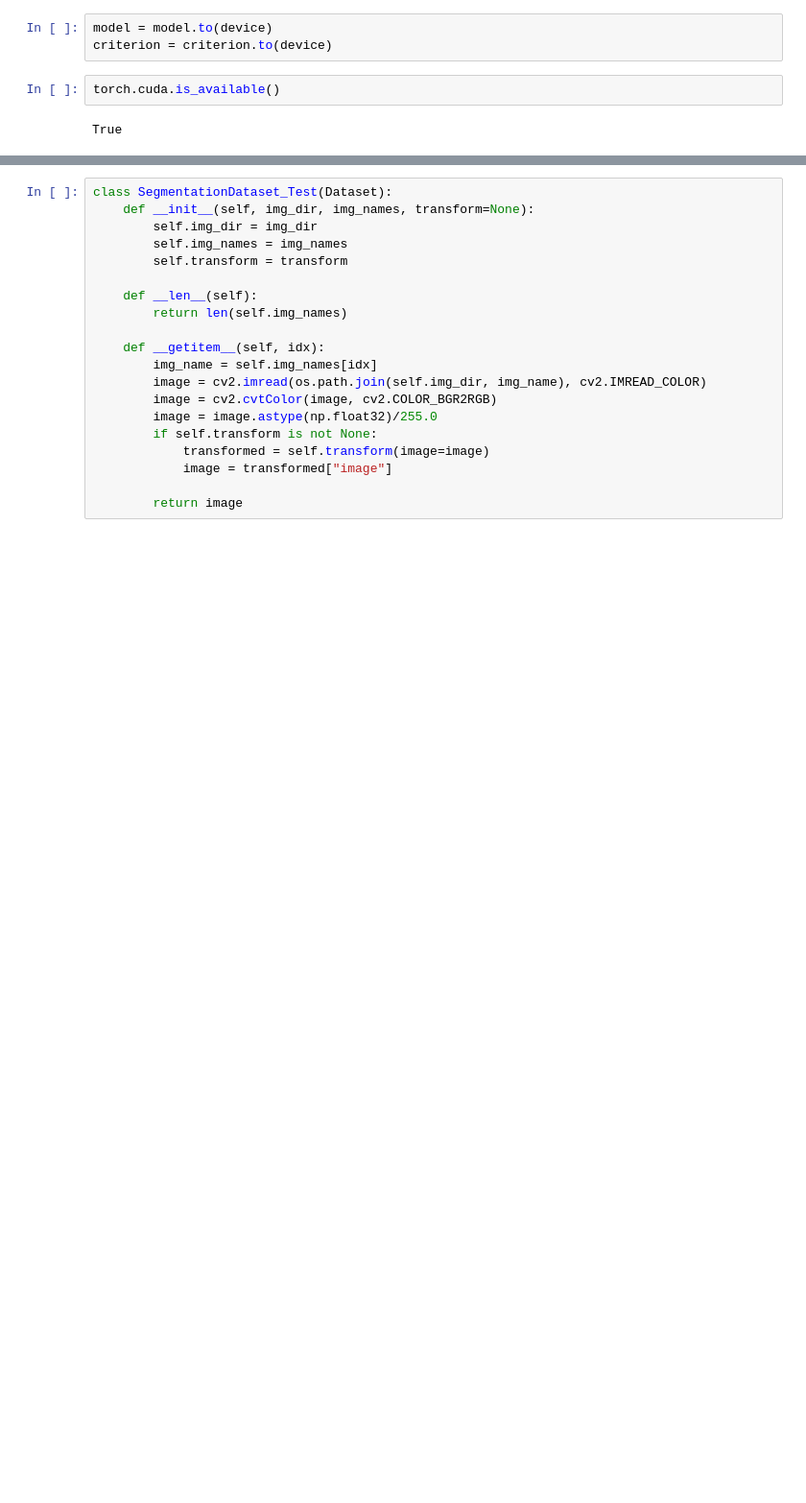
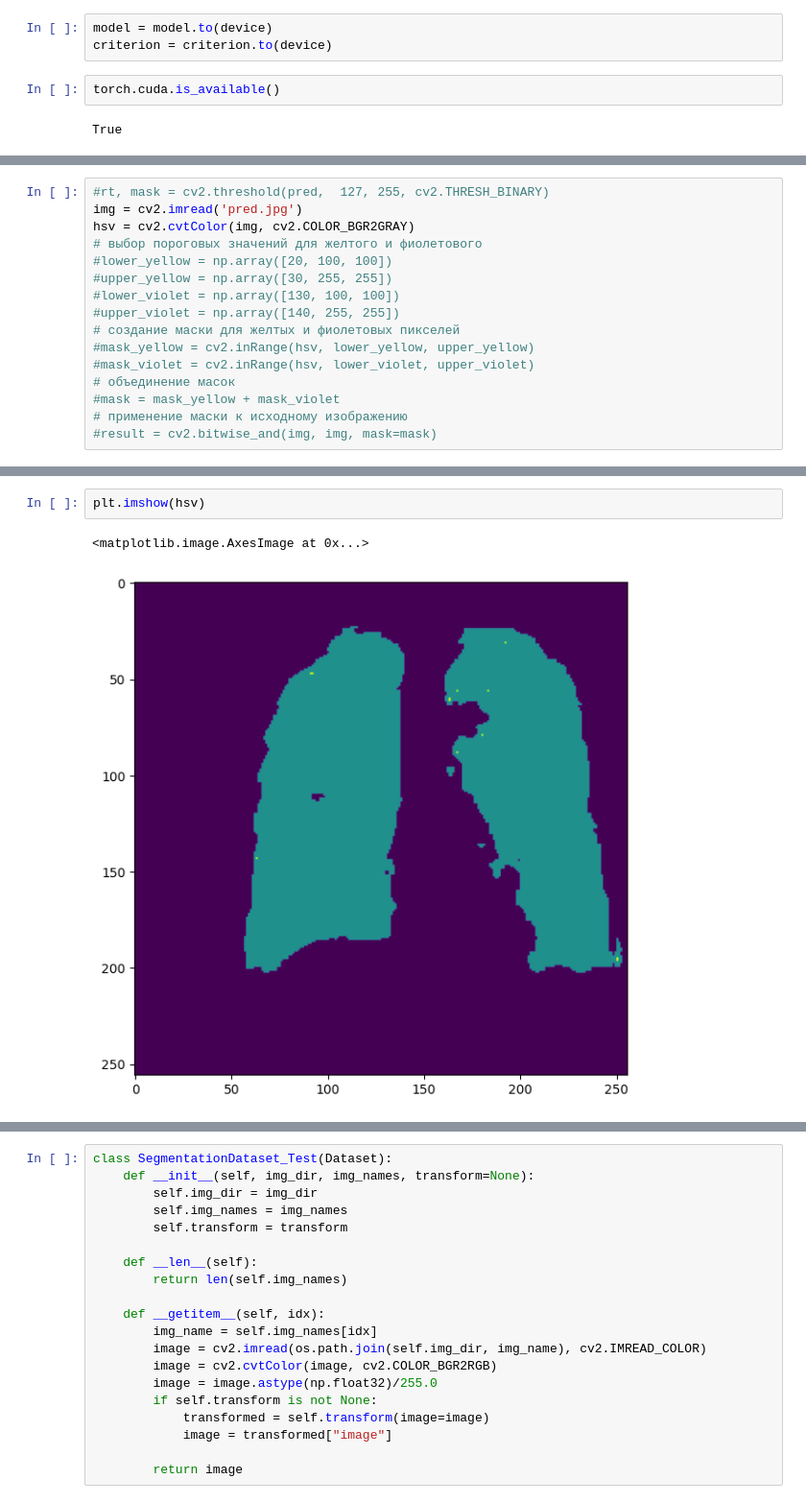
Before and after one commit to YulayNaumov/-ODS, a Jupyter notebook: Тестовое_ODS.ipynb, the cells around one changed output, grey strips where cells are left out. Shown at 96% size. Saved outputs shown, nothing was run; the diff lists cells and outputs as text; blank space fills up the shorter version.

```diff
--- a/Тестовое_ODS.ipynb
+++ b/Тестовое_ODS.ipynb
@@ -459,0 +479,16 @@ plt.imshow(img_np)
+# %%
+#rt, mask = cv2.threshold(pred,  127, 255, cv2.THRESH_BINARY)
+img = cv2.imread('pred.jpg')
+hsv = cv2.cvtColor(img, cv2.COLOR_BGR2GRAY)
+# выбор пороговых значений для желтого и фиолетового
+#lower_yellow = np.array([20, 100, 100])
+#upper_yellow = np.array([30, 255, 255])
+#lower_violet = np.array([130, 100, 100])
+#upper_violet = np.array([140, 255, 255])
+# создание маски для желтых и фиолетовых пикселей
+#mask_yellow = cv2.inRange(hsv, lower_yellow, upper_yellow)
+#mask_violet = cv2.inRange(hsv, lower_violet, upper_violet)
+# объединение масок
+#mask = mask_yellow + mask_violet
+# применение маски к исходному изображению
+#result = cv2.bitwise_and(img, img, mask=mask)
@@ -460 +505,6 @@ plt.imshow(img_np)
+# %%
+plt.imshow(hsv)
+# %% [output]
+<matplotlib.image.AxesImage at 0x...>
+[figure, added]
 # %%
```
Also changed, not shown: parts of 53 cells of this notebook.
